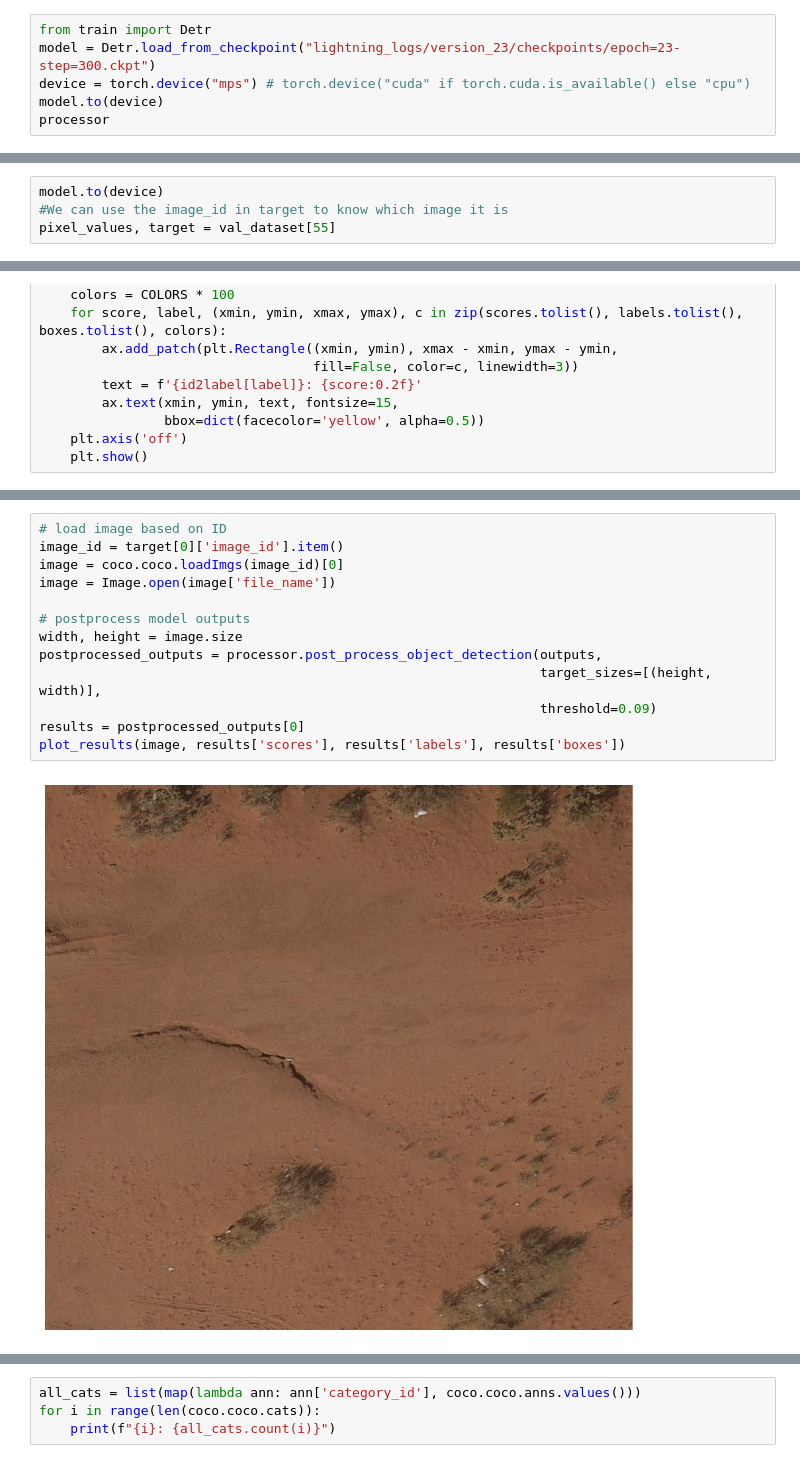
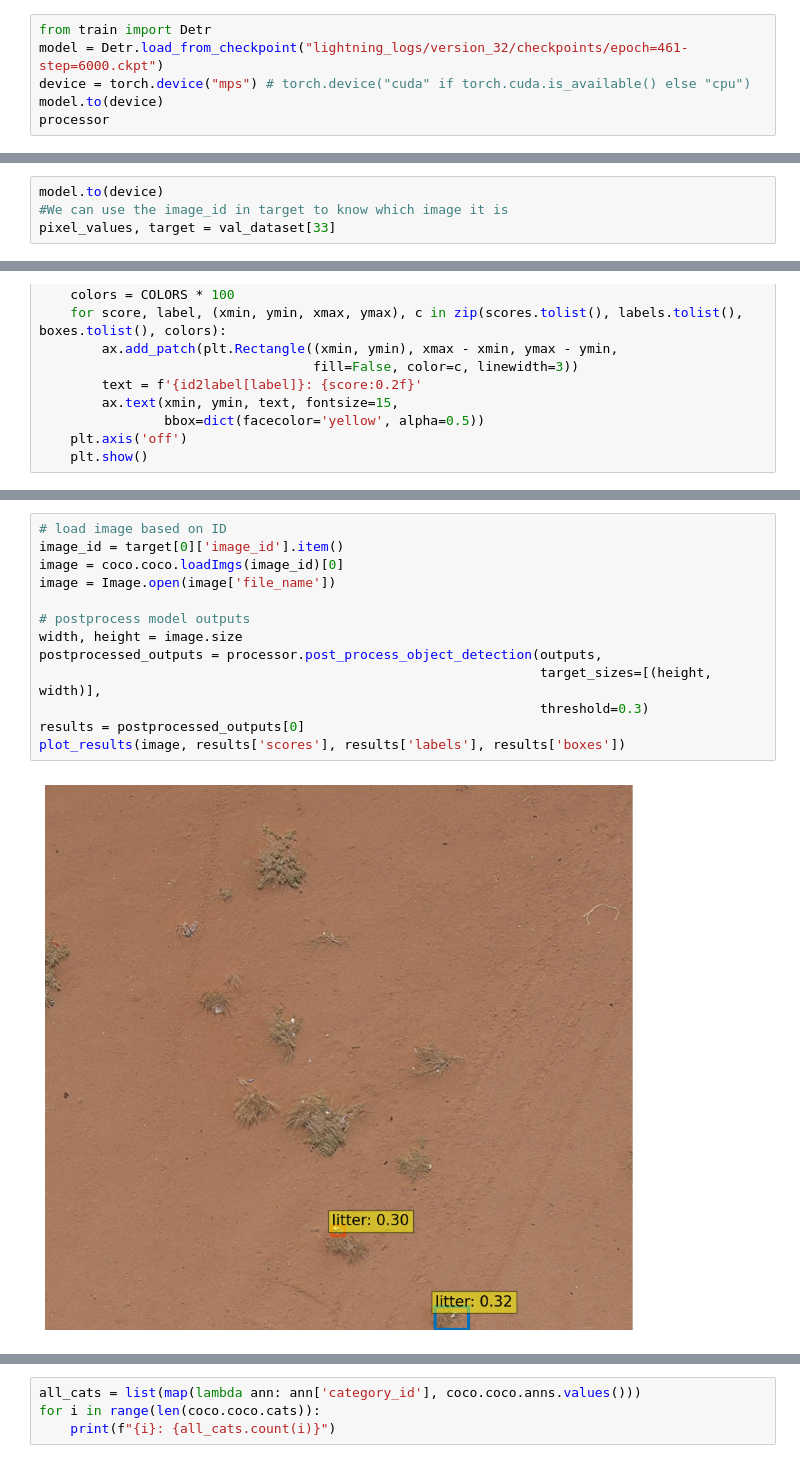
Before and after one commit to mingyang91/detr-playground, a Jupyter notebook: detr.ipynb, the cells around one changed output, grey strips where cells are left out. Saved outputs shown, nothing was run; the diff lists cells and outputs as text.

```diff
--- a/detr.ipynb
+++ b/detr.ipynb
@@ -373,7 +373,7 @@ model.to(device)
 processor = DetrImageProcessor.from_pretrained(repo_name)
 # %%
 from train import Detr
-model = Detr.load_from_checkpoint("lightning_logs/version_23/checkpoints/epoch=23-step=300.ckpt")
+model = Detr.load_from_checkpoint("lightning_logs/version_32/checkpoints/epoch=461-step=6000.ckpt")
 device = torch.device("mps") # torch.device("cuda" if torch.cuda.is_available() else "cpu")
 model.to(device)
 processor
@@ -402,7 +402,7 @@ DetrImageProcessor {
 # %%
 model.to(device)
 #We can use the image_id in target to know which image it is
-pixel_values, target = val_dataset[55]
+pixel_values, target = val_dataset[33]
 # %%
 pixel_values = pixel_values.unsqueeze(0).to(device)
 print(pixel_values.shape)
@@ -442,18 +447,18 @@ target
 # %%
 # load image based on ID
 image_id = target[0]['image_id'].item()
 image = coco.coco.loadImgs(image_id)[0]
 image = Image.open(image['file_name'])
 
 # postprocess model outputs
 width, height = image.size
 postprocessed_outputs = processor.post_process_object_detection(outputs,
                                                                 target_sizes=[(height, width)],
-                                                                threshold=0.09)
+                                                                threshold=0.3)
 results = postprocessed_outputs[0]
 plot_results(image, results['scores'], results['labels'], results['boxes'])
 # %% [output]
-[figure, old version]
+[figure, new version]
 # %%
 all_labels = set()
 max_score = 0
```
Also changed, not shown: parts of 2 cells of this notebook, 1 other file.
